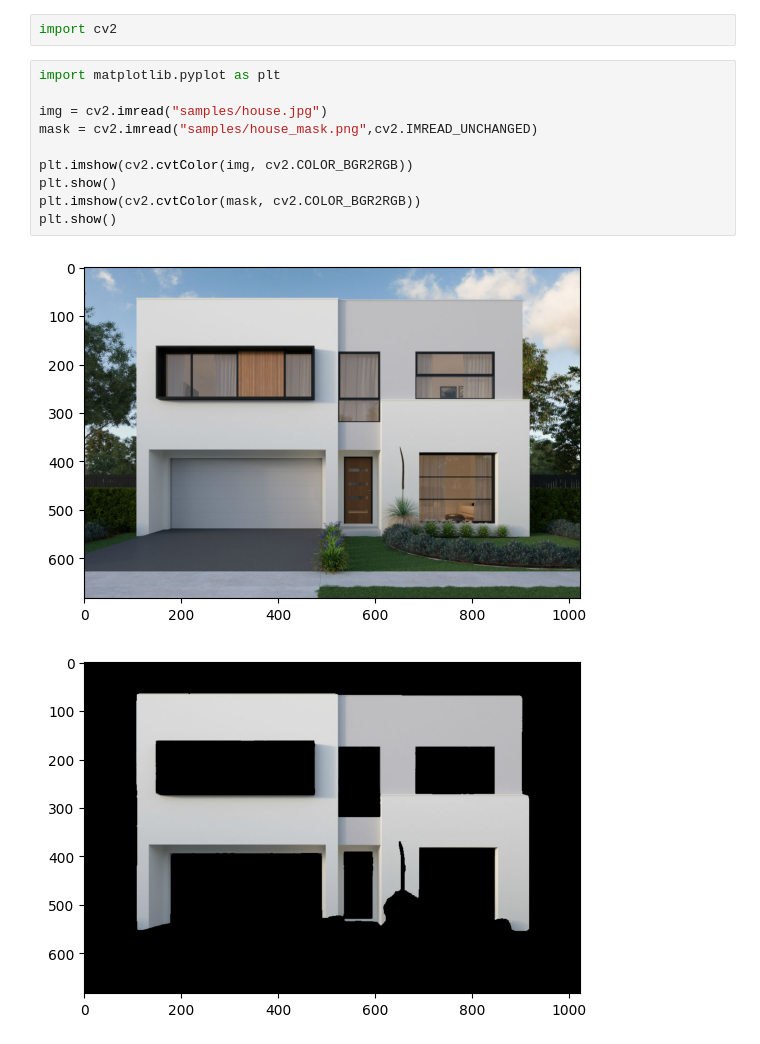
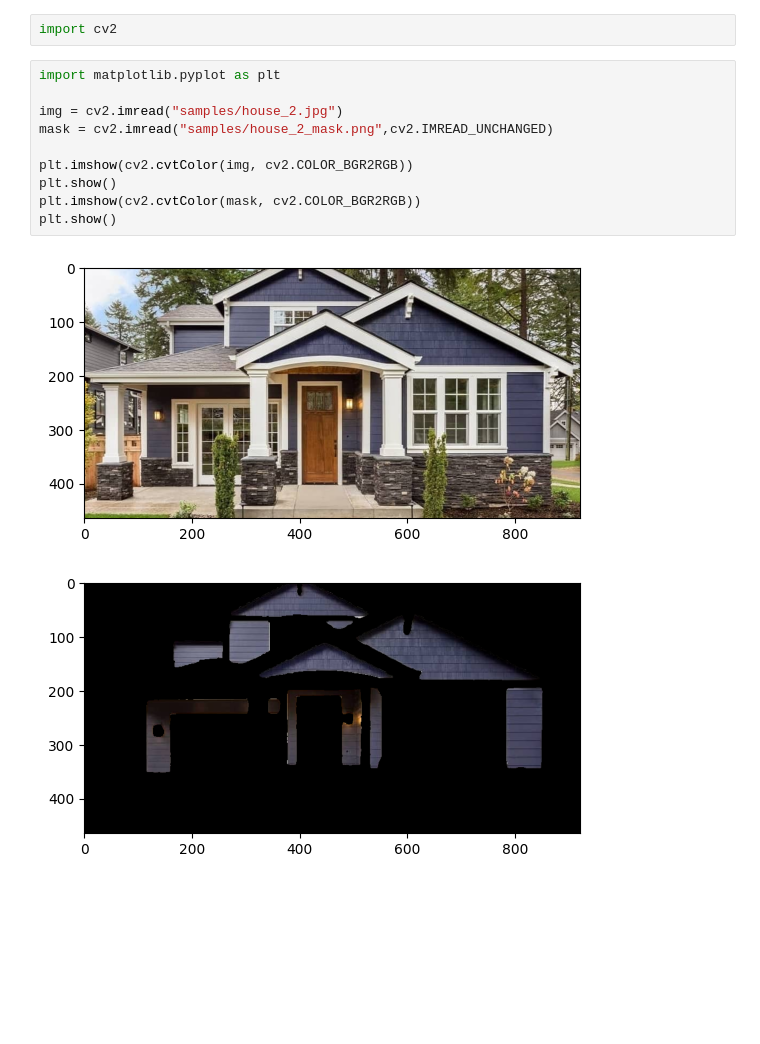
Before and after one commit to alexbondino/paint-anything, a Jupyter notebook: src/color_transform/exploration.ipynb, the cells around one changed output. Saved outputs shown, nothing was run; the diff lists cells and outputs as text; blank space fills up the shorter version.

Commit message:
chore: add another house sample for colour transformation

```diff
--- a/src/color_transform/exploration.ipynb
+++ b/src/color_transform/exploration.ipynb
@@ -3,16 +3,16 @@ import cv2
 # %%
 import matplotlib.pyplot as plt
 
-img = cv2.imread("samples/house.jpg")
-mask = cv2.imread("samples/house_mask.png",cv2.IMREAD_UNCHANGED)
+img = cv2.imread("samples/house_2.jpg")
+mask = cv2.imread("samples/house_2_mask.png",cv2.IMREAD_UNCHANGED)
 
 plt.imshow(cv2.cvtColor(img, cv2.COLOR_BGR2RGB))
 plt.show()
 plt.imshow(cv2.cvtColor(mask, cv2.COLOR_BGR2RGB))
 plt.show()
 # %% [output]
-[figure, old version]
+[figure, new version]
-[figure, old version]
+[figure, new version]
 # %%
 import numpy as np
 
```
Also changed, not shown: parts of 1 cell of this notebook, 2 other files.
